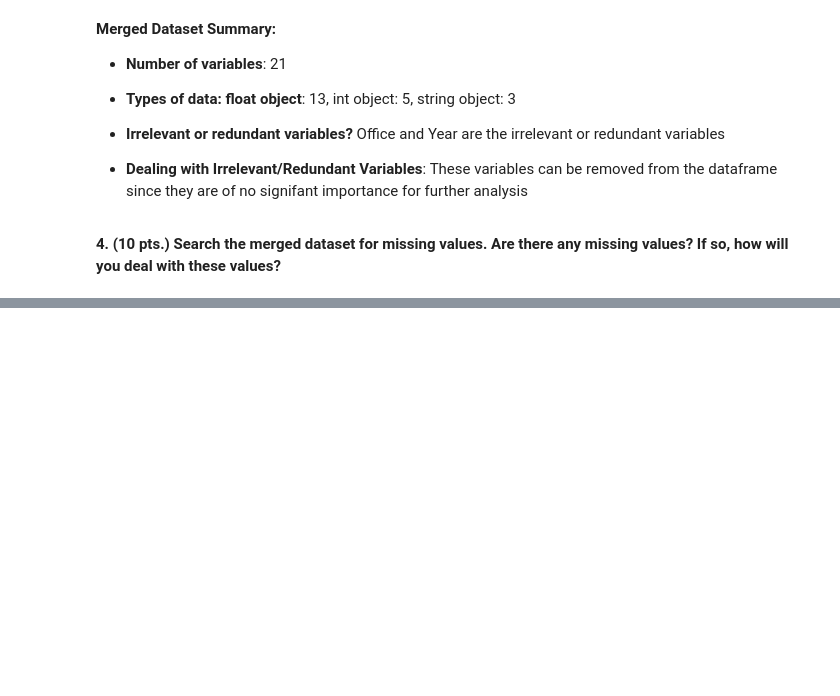
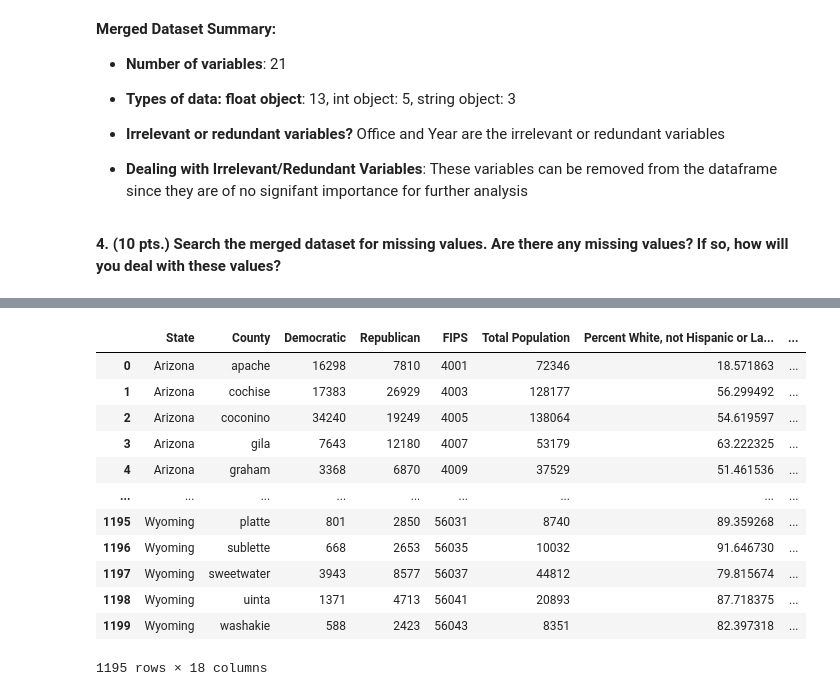
Before and after one commit to laxmena/2018Election-Data-Visualization, a Jupyter notebook: EDA-2018SenateElections.ipynb, the cells around one changed output, grey strips where cells are left out. Cells and saved outputs as stored; diff of their text form; code cells hidden in the pictures; blank space fills up the shorter version.

```diff
--- a/EDA-2018SenateElections.ipynb
+++ b/EDA-2018SenateElections.ipynb
@@ -207,0 +214,19 @@ election_train_merge[election_train_merge['Citizen Voting-Age Population']==0]
+# %%
+election_train_merge=election_train_merge.dropna().drop(columns=['Citizen Voting-Age Population'])
+election_train_merge['Democratic']=election_train_merge['Democratic'].astype(int)
+election_train_merge['Republican']=election_train_merge['Republican'].astype(int)
+election_train_merge
+# %% [output]
+|  | State | County | Democratic | Republican | FIPS | Total Population | Percent White, not Hispanic or La... | ... |
+| 0 | Arizona | apache | 16298 | 7810 | 4001 | 72346 | 18.571863 | ... |
+| 1 | Arizona | cochise | 17383 | 26929 | 4003 | 128177 | 56.299492 | ... |
+| 2 | Arizona | coconino | 34240 | 19249 | 4005 | 138064 | 54.619597 | ... |
+| 3 | Arizona | gila | 7643 | 12180 | 4007 | 53179 | 63.222325 | ... |
+| 4 | Arizona | graham | 3368 | 6870 | 4009 | 37529 | 51.461536 | ... |
+| ... | ... | ... | ... | ... | ... | ... | ... | ... |
+| 1195 | Wyoming | platte | 801 | 2850 | 56031 | 8740 | 89.359268 | ... |
+| 1196 | Wyoming | sublette | 668 | 2653 | 56035 | 10032 | 91.646730 | ... |
+| 1197 | Wyoming | sweetwater | 3943 | 8577 | 56037 | 44812 | 79.815674 | ... |
+| 1198 | Wyoming | uinta | 1371 | 4713 | 56041 | 20893 | 87.718375 | ... |
+| 1199 | Wyoming | washakie | 588 | 2423 | 56043 | 8351 | 82.397318 | ... |
+1195 rows × 18 columns
```
Also changed, not shown: parts of 6 cells of this notebook.
